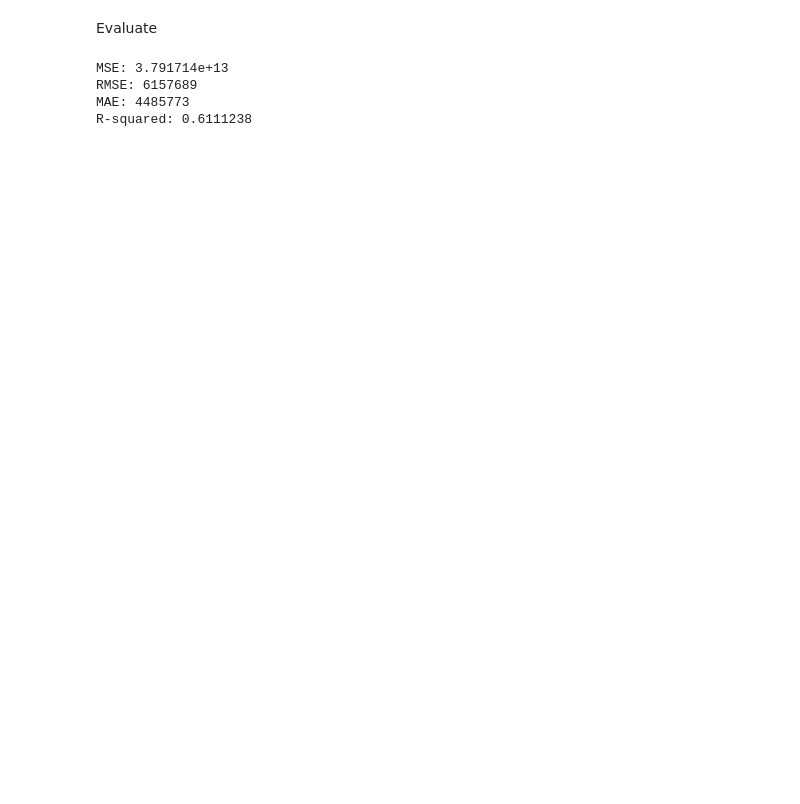
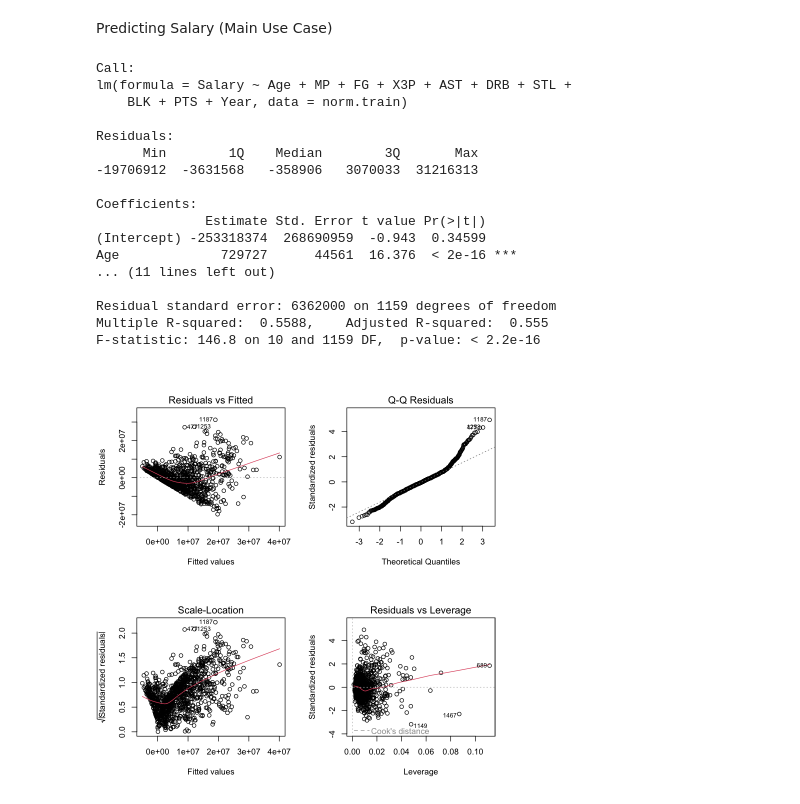
Before and after one commit to prnv19/NBA-Analytics-Using-R, a Jupyter notebook: LinearRegression.ipynb, the cells around one changed output. Cells and saved outputs as stored; diff of their text form; code cells hidden in the pictures; blank space fills up the shorter version.

```diff
--- a/LinearRegression.ipynb
+++ b/LinearRegression.ipynb
@@ -124,31 +46,26 @@ plot(step_mod)
-# %% [markdown]
-Evaluate
-# %%
-predictions = predict(step_mod, newdata = norm.test)
-# Actual values
-actuals = norm.test$Salary
-
-# Mean Squared Error
-mse = mean((predictions - actuals)^2)
-
-# Root Mean Squared Error
-rmse = sqrt(mse)
-
-# Mean Absolute Error
-mae = mean(abs(predictions - actuals))
-
-# R-squared (manual computation)
-sst = sum((actuals - mean(actuals))^2)
-sse = sum((predictions - actuals)^2)
-rsq = 1 - (sse / sst)
-
-# Print metrics
-cat("MSE:", mse, "\n")
-cat("RMSE:", rmse, "\n")
-cat("MAE:", mae, "\n")
-cat("R-squared:", rsq, "\n")
-# %% [output]
-MSE: 3.791714e+13
-RMSE: 6157689
-MAE: 4485773
-R-squared: 0.6111238
+# %% [markdown]
+Predicting Salary (Main Use Case)
+# %%
+mod1 = lm(Salary ~ Age + MP + FG + X3P + AST + DRB + STL + BLK + PTS + Year, data = norm.train)
+summary(mod1)
+par(mfrow = c(2, 2))
+plot(mod1)
+# %% [output]
+Call:
+lm(formula = Salary ~ Age + MP + FG + X3P + AST + DRB + STL +
+    BLK + PTS + Year, data = norm.train)
+
+Residuals:
+      Min        1Q    Median        3Q       Max
+-19706912  -3631568   -358906   3070033  31216313
+
+Coefficients:
+              Estimate Std. Error t value Pr(>|t|)
+(Intercept) -253318374  268690959  -0.943  0.34599
+Age             729727      44561  16.376  < 2e-16 ***
+... (11 lines left out)
+
+Residual standard error: 6362000 on 1159 degrees of freedom
+Multiple R-squared:  0.5588,    Adjusted R-squared:  0.555
+F-statistic: 146.8 on 10 and 1159 DF,  p-value: < 2.2e-16
+[figure, added]
```
Also changed, not shown: parts of 8 cells of this notebook.
